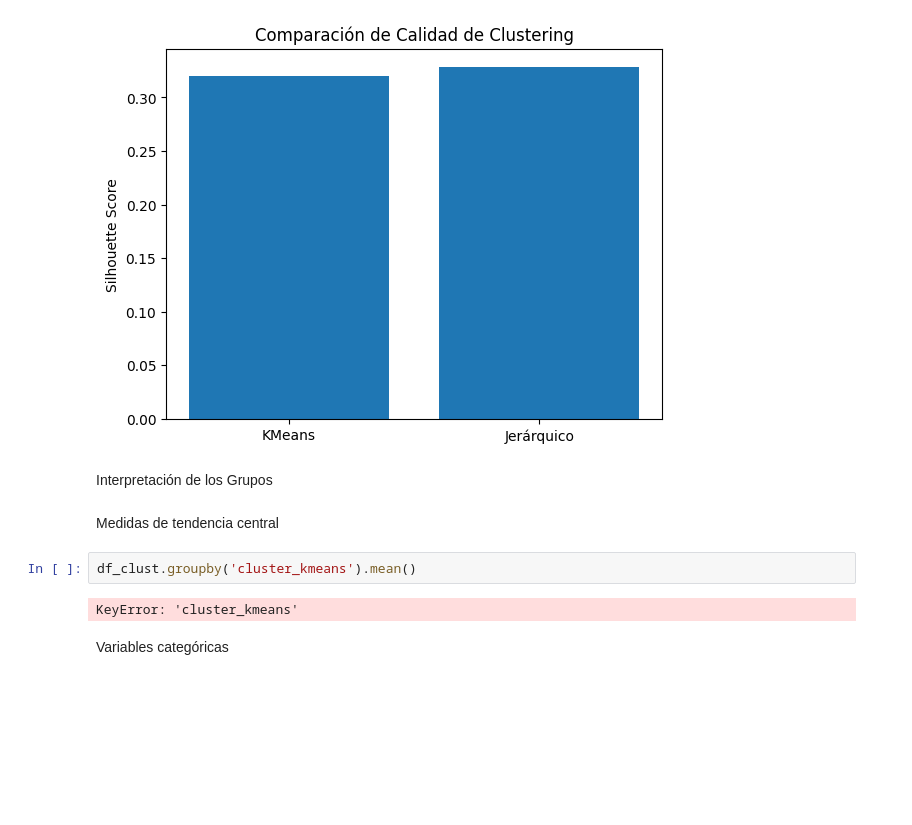
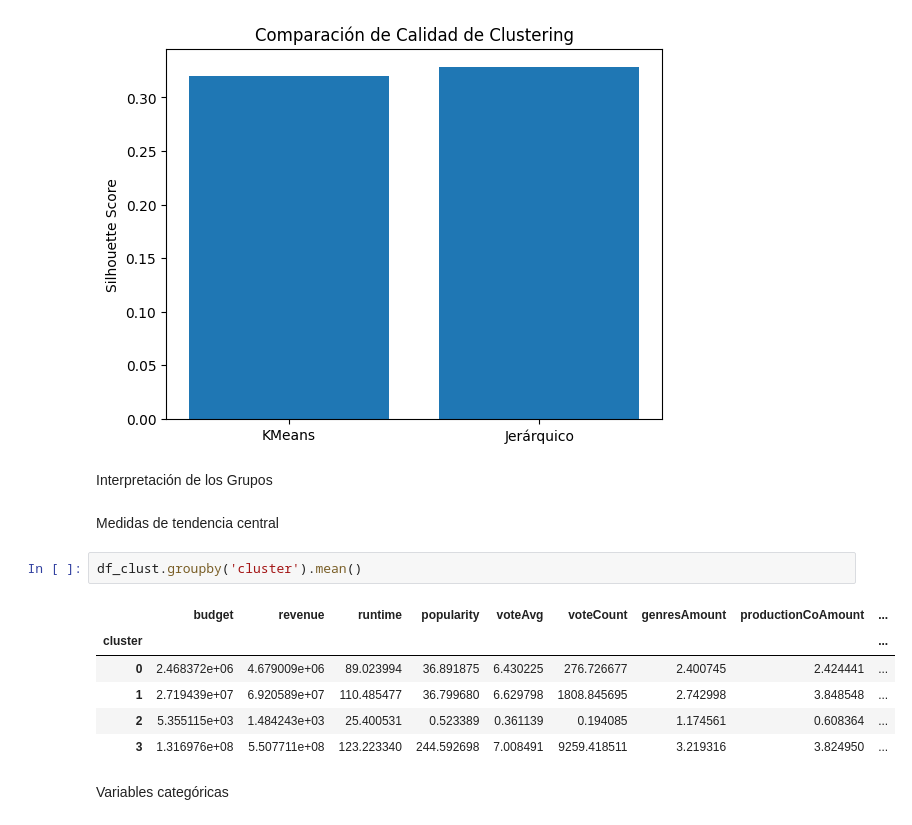
Before and after one commit to Ninaswiftie09/Mineria-de-Datos, a Jupyter notebook: Clustering.ipynb, the cells around one changed output. Cells and saved outputs as stored; diff of their text form; blank space fills up the shorter version.

Commit message:
cambio de errores

```diff
--- a/Clustering.ipynb
+++ b/Clustering.ipynb
@@ -347,9 +347,14 @@ Interpretación de los Grupos
 # %% [markdown]
 Medidas de tendencia central
 # %%
-df_clust.groupby('cluster_kmeans').mean()
+df_clust.groupby('cluster').mean()
 # %% [output]
-KeyError: 'cluster_kmeans'
+|  | budget | revenue | runtime | popularity | voteAvg | voteCount | genresAmount | productionCoAmount | ... |
+| cluster |  |  |  |  |  |  |  |  | ... |
+| 0 | 2.468372e+06 | 4.679009e+06 | 89.023994 | 36.891875 | 6.430225 | 276.726677 | 2.400745 | 2.424441 | ... |
+| 1 | 2.719439e+07 | 6.920589e+07 | 110.485477 | 36.799680 | 6.629798 | 1808.845695 | 2.742998 | 3.848548 | ... |
+| 2 | 5.355115e+03 | 1.484243e+03 | 25.400531 | 0.523389 | 0.361139 | 0.194085 | 1.174561 | 0.608364 | ... |
+| 3 | 1.316976e+08 | 5.507711e+08 | 123.223340 | 244.592698 | 7.008491 | 9259.418511 | 3.219316 | 3.824950 | ... |
 # %% [markdown]
 Variables categóricas
 # %%
```
Also changed, not shown: parts of 2 cells of this notebook.
